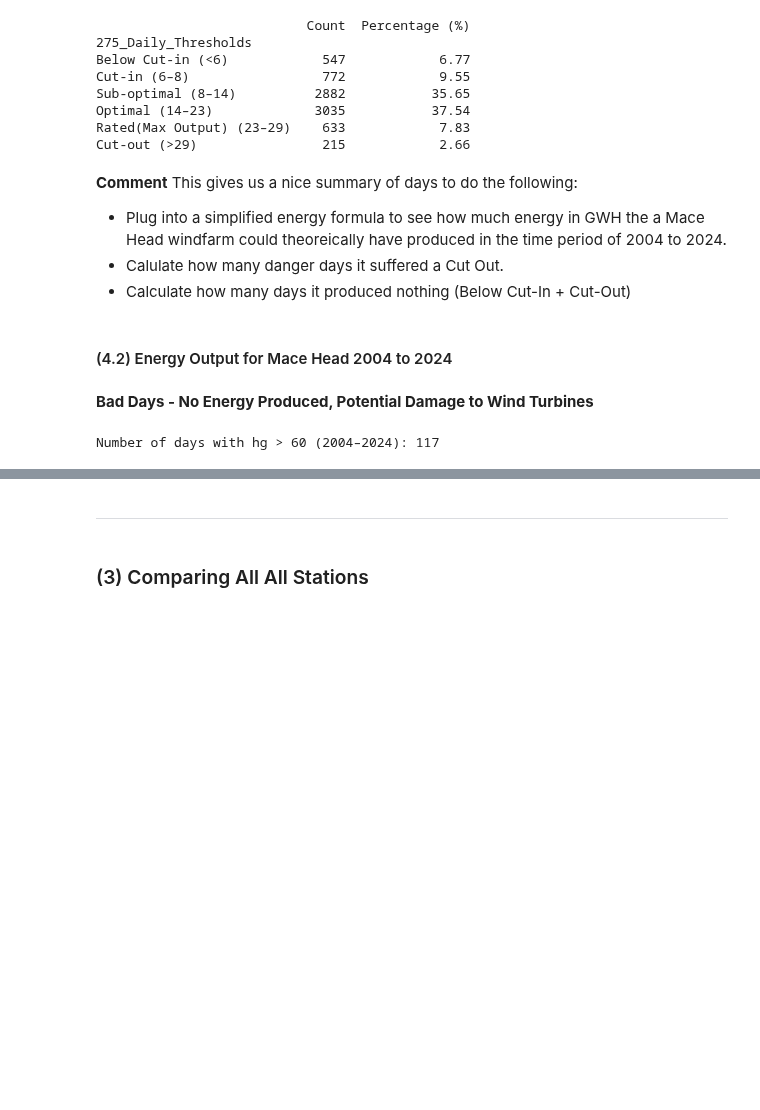
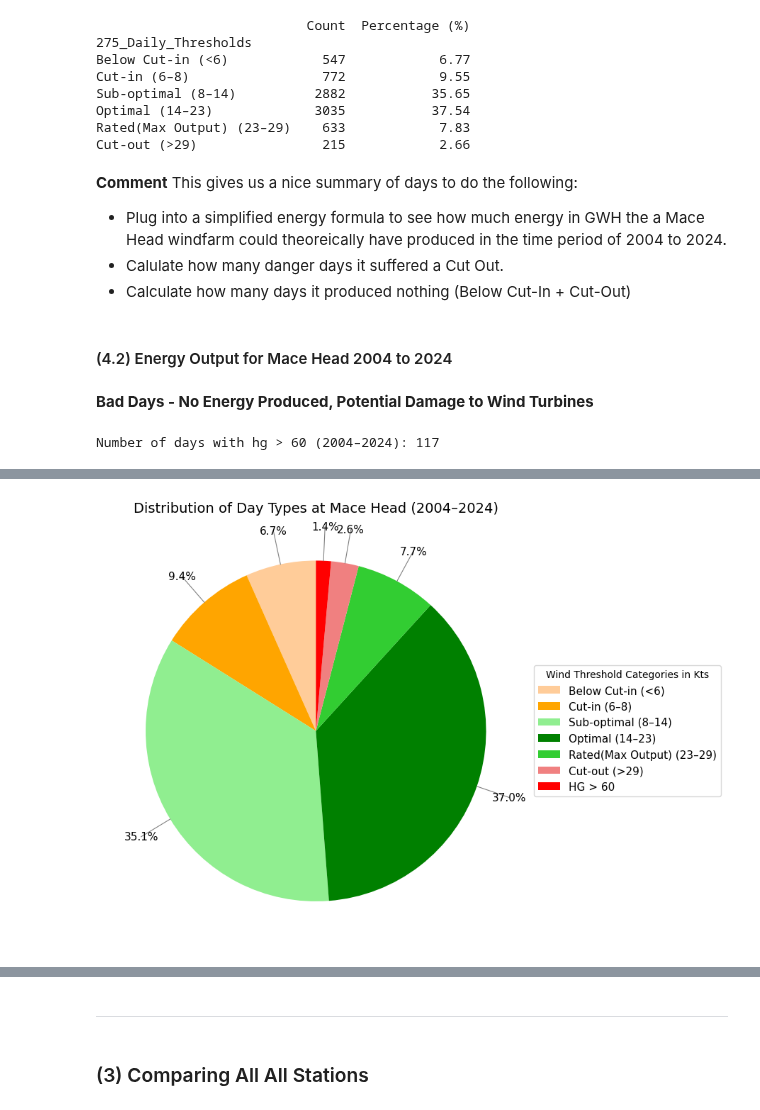
Before and after one commit to PectenMaximus/PFDA_2025_Project-, a Jupyter notebook: Project.ipynb, the cells around one changed output, grey strips where cells are left out. Cells and saved outputs as stored; diff of their text form; code cells hidden in the pictures; blank space fills up the shorter version.

```diff
--- a/Project.ipynb
+++ b/Project.ipynb
@@ -1036,3 +925,74 @@ plt.show()
+# %%
+# Pie chart data
+pie_data = Summary275dl["Count"].copy()
+pie_data.loc["HG > 60"] = days_hg_above_60
+
+colors = [
+    "#FFCC99",   # Below Cut-in (got a light orange shade from chatGPT)
+    "orange",   # Cut-in
+    "lightgreen",   # Sub-optimal
+    "green",        # Optimal
+    "limegreen",        # Rated
+    "lightcoral",   # Cut-out
+    "red"        # HG > 60
+]
+
+fig, ax = plt.subplots(figsize=(9, 9))
+
+# Draw pie WITHOUT labels or percentages
+wedges, _ = ax.pie(
+    pie_data.values,
+    startangle=90,
+    colors=colors
+)
+
+# Calculate percentages
+total = pie_data.sum()
+percentages = pie_data.values / total * 100
+
+# Add external percentage labels with leader lines
+for i, wedge in enumerate(wedges):
+    angle = (wedge.theta2 + wedge.theta1) / 2
+    angle_rad = np.deg2rad(angle)
+
+    # Start of leader line (edge of pie)
+    x = np.cos(angle_rad)
+    y = np.sin(angle_rad)
+
+    # End of leader line (outside pie)
+    label_x = 1.2 * x
+    label_y = 1.2 * y
+
+    ax.plot([x, label_x], [y, label_y], color="gray", linewidth=0.8)
+
+    ax.text(
+        label_x,
+        label_y,
+        f"{percentages[i]:.1f}%",
+        ha="center",
+        va="center",
+        fontsize=11
+    )
+
+# Legend with category names only
+ax.legend(
+    wedges,
+    pie_data.index,
+    title="Wind Threshold Categories in Kts",
+    loc="center left",
+    bbox_to_anchor=(1, 0.5),
+    fontsize=11
+)
+
+ax.set_title(
+    "Distribution of Day Types at Mace Head (2004–2024)",
+    fontsize=14, loc='center'
+)
+
+plt.tight_layout()
+plt.show()
+# %% [output]
+[figure, added]
 # %%
 # Total number of days in the period
 total_days = Summary275dl["Count"].sum()
```
Also changed, not shown: parts of 27 cells of this notebook, 2 other files.
